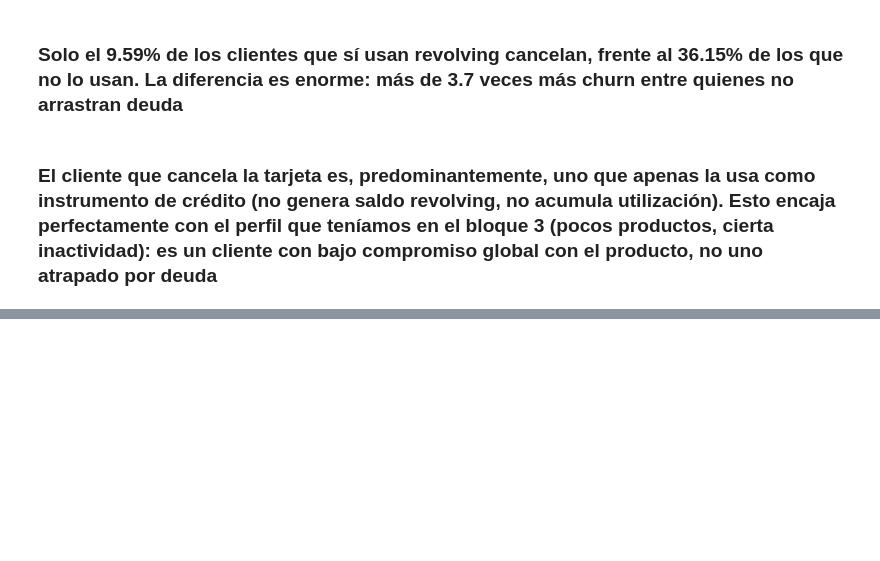
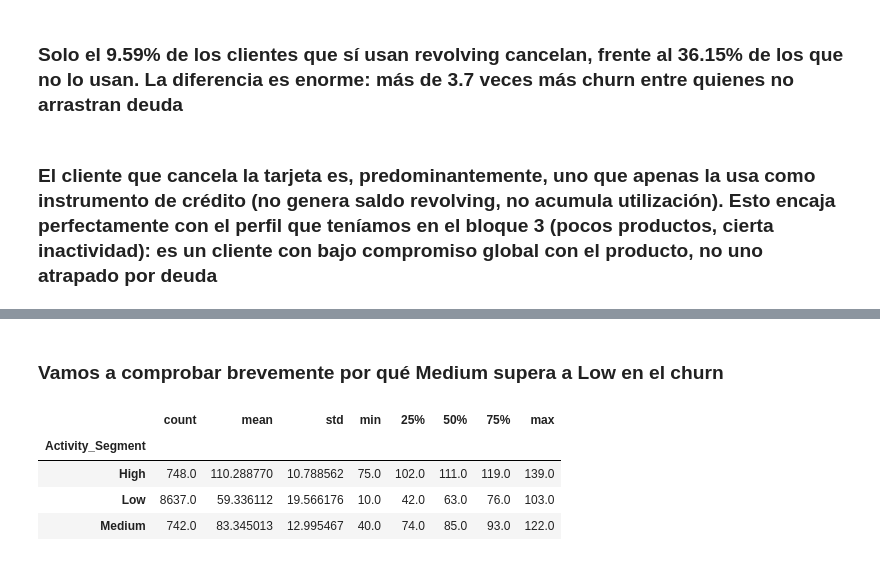
Before and after one commit to Dende8/Credit_Card_Churners, a Jupyter notebook: notebooks/eda.ipynb, the cells around one changed output, grey strips where cells are left out. Saved outputs shown, nothing was run; the diff lists cells and outputs as text; code cells hidden in the pictures; blank space fills up the shorter version.

```diff
--- a/notebooks/eda.ipynb
+++ b/notebooks/eda.ipynb
@@ -289,0 +343,10 @@ pd.crosstab(df['Revolving_Use'], df['Attrition_Flag'], normalize='index') * 100
+# %% [markdown]
+### Vamos a comprobar brevemente por qué Medium supera a Low en el churn
+# %%
+df.groupby('Activity_Segment')['Total_Trans_Ct'].describe()
+# %% [output]
+|  | count | mean | std | min | 25% | 50% | 75% | max |
+| Activity_Segment |  |  |  |  |  |  |  |  |
+| High | 748.0 | 110.288770 | 10.788562 | 75.0 | 102.0 | 111.0 | 119.0 | 139.0 |
+| Low | 8637.0 | 59.336112 | 19.566176 | 10.0 | 42.0 | 63.0 | 76.0 | 103.0 |
+| Medium | 742.0 | 83.345013 | 12.995467 | 40.0 | 74.0 | 85.0 | 93.0 | 122.0 |
```
Also changed, not shown: parts of 26 cells of this notebook.
